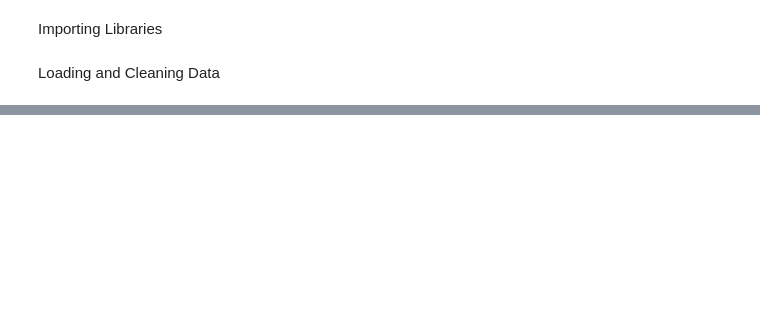
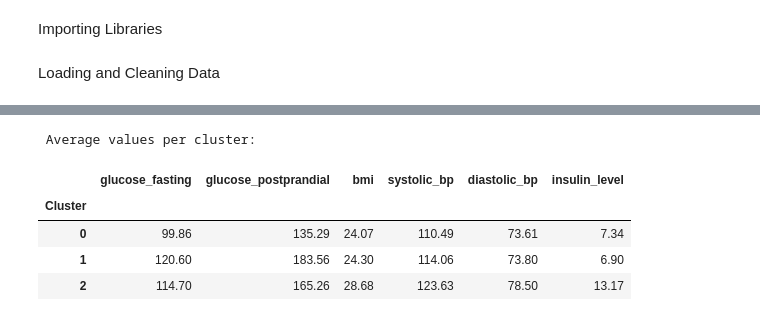
Before and after one commit to Avneetkaur13052005/Diabetes_project, a Jupyter notebook: Diabetes ML Project.ipynb, the cells around one changed output, grey strips where cells are left out. Drawn from its saved outputs; the diff is of its cells as text; code cells hidden in the pictures; blank space fills up the shorter version.

```diff
--- a/Diabetes ML Project.ipynb
+++ b/Diabetes ML Project.ipynb
@@ -30,0 +247,10 @@ df[cols_with_zero] = df[cols_with_zero].replace(0, np.nan)
+# %%
+print(" Average values per cluster:")
+display(df.groupby('Cluster')[numeric_cols].mean().round(2))
+# %% [output]
+ Average values per cluster:
+|  | glucose_fasting | glucose_postprandial | bmi | systolic_bp | diastolic_bp | insulin_level |
+| Cluster |  |  |  |  |  |  |
+| 0 | 99.86 | 135.29 | 24.07 | 110.49 | 73.61 | 7.34 |
+| 1 | 120.60 | 183.56 | 24.30 | 114.06 | 73.80 | 6.90 |
+| 2 | 114.70 | 165.26 | 28.68 | 123.63 | 78.50 | 13.17 |
```
Also changed, not shown: parts of 22 cells of this notebook.
